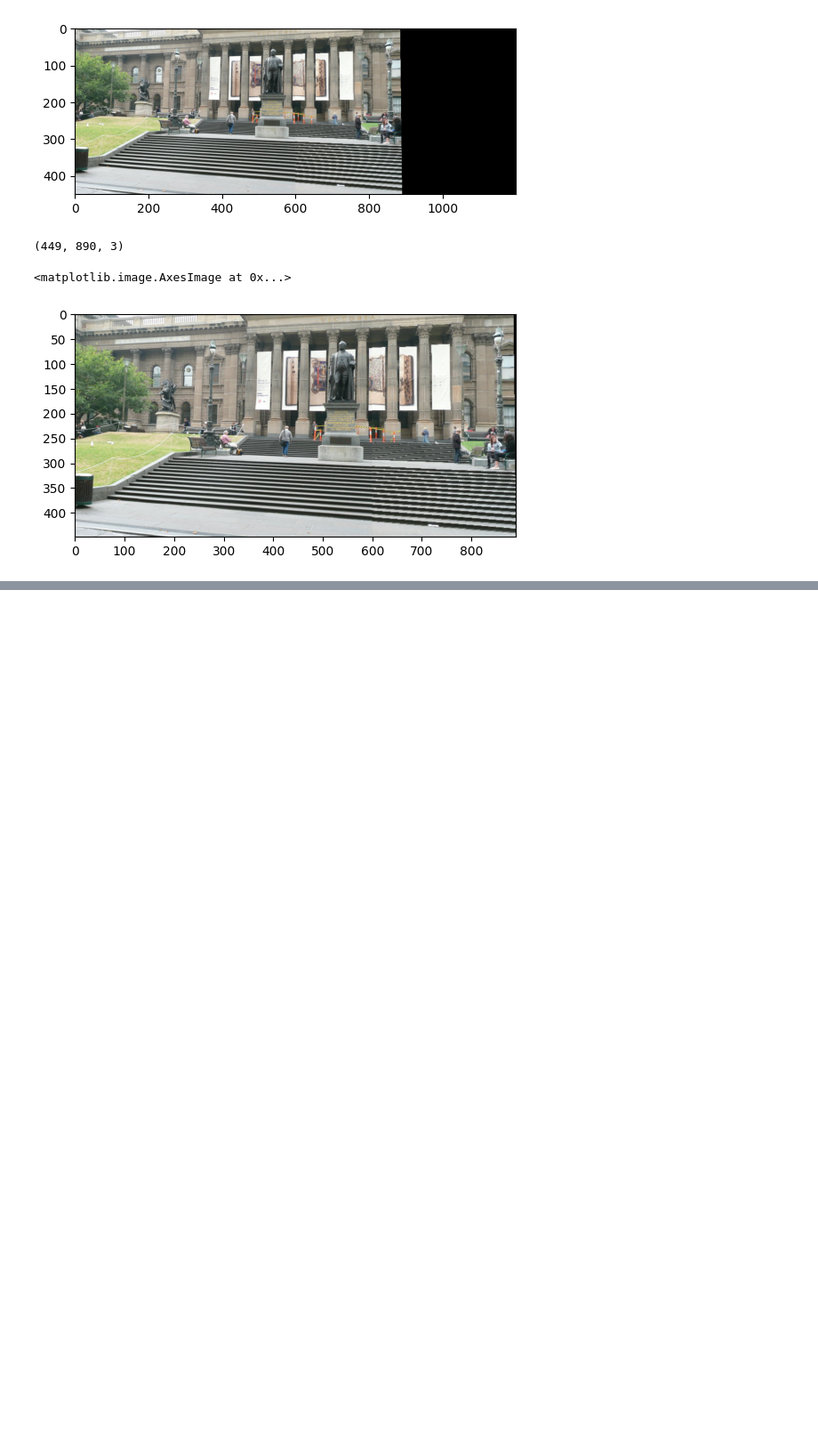
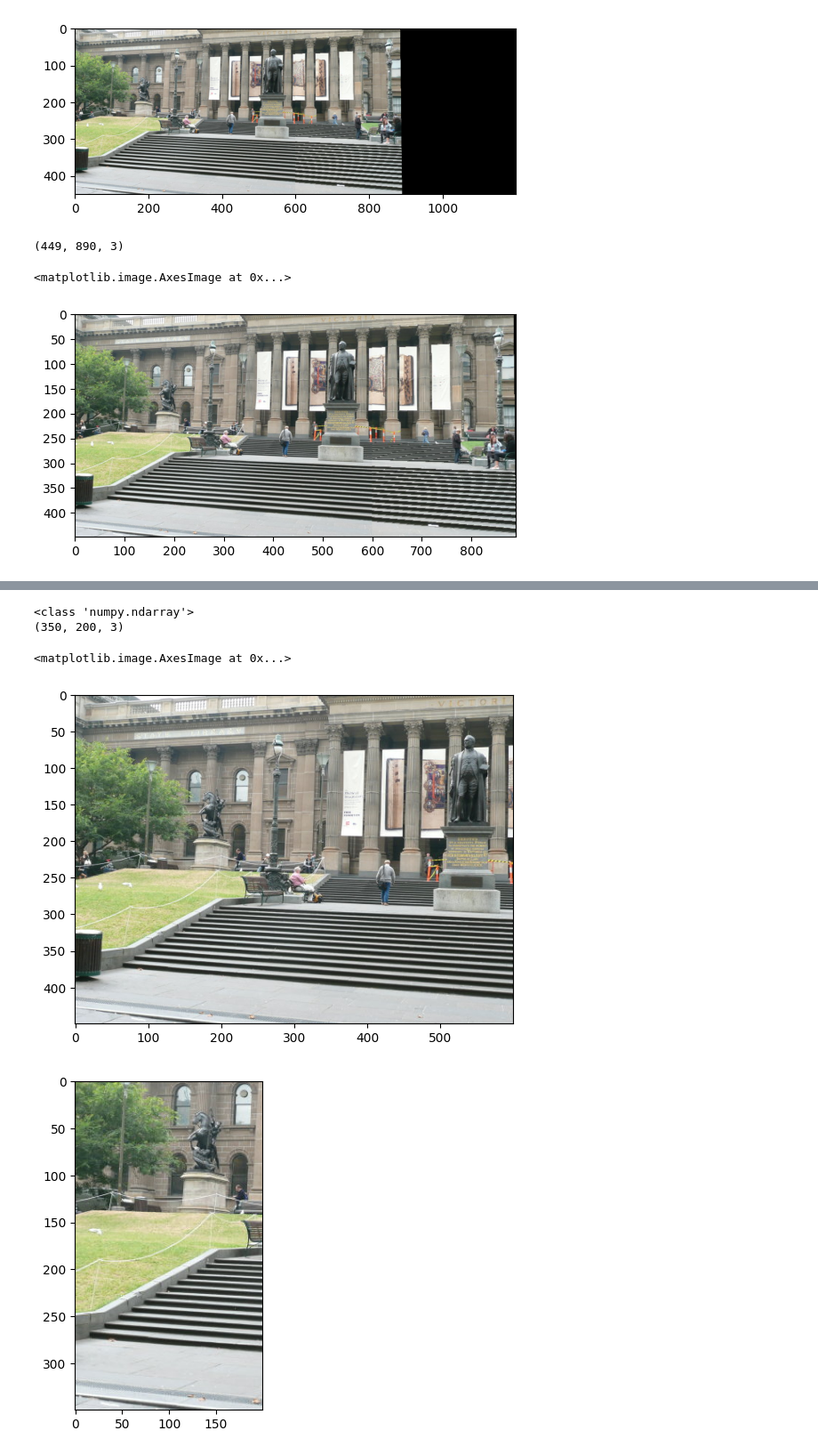
Before and after one commit to nsysu-itlab/3D-Vision-Assignments, a Jupyter notebook: Assignment3/assignment3_template.ipynb, the cells around one changed output, grey strips where cells are left out. Shown at 89% size. Drawn from its saved outputs; the diff is of its cells as text; code cells hidden in the pictures; blank space fills up the shorter version.

```diff
--- a/Assignment3/assignment3_template.ipynb
+++ b/Assignment3/assignment3_template.ipynb
@@ -209,0 +206,18 @@ plt.imshow(img_dst[:,:,::-1])
+# %%
+import cv2 as cv
+import matplotlib.pyplot as plt
+%matplotlib inline
+img1 = cv.imread('library1.jpg')
+print(type(img1))
+crop_img = img1[100:500,50:250,:]
+print(crop_img.shape)
+plt.figure()
+plt.imshow(img1[:,:,::-1])
+plt.figure()
+plt.imshow(crop_img[:,:,::-1])
+# %% [output]
+<class 'numpy.ndarray'>
+(350, 200, 3)
+<matplotlib.image.AxesImage at 0x...>
+[figure, added]
+[figure, added]
```
Also changed, not shown: parts of 1 cell of this notebook.
